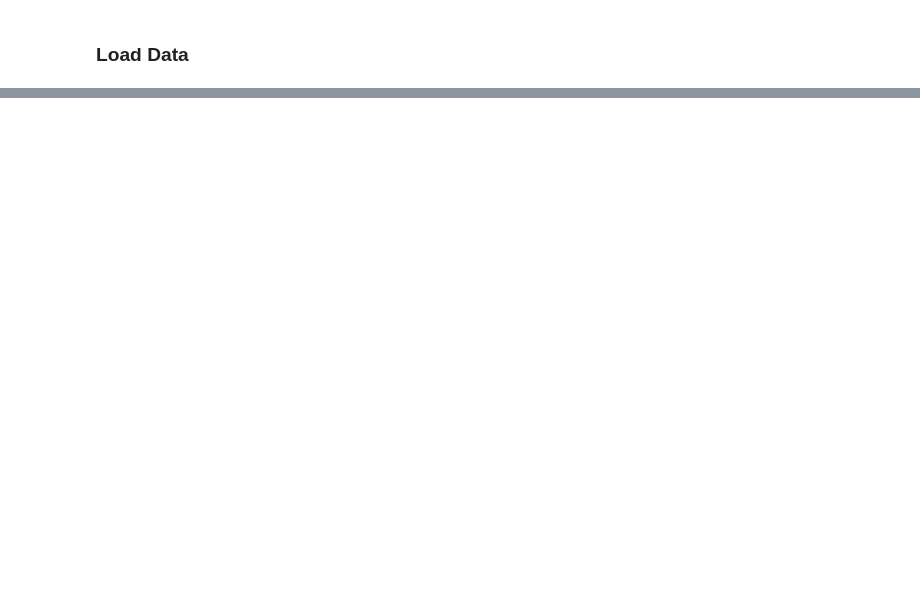
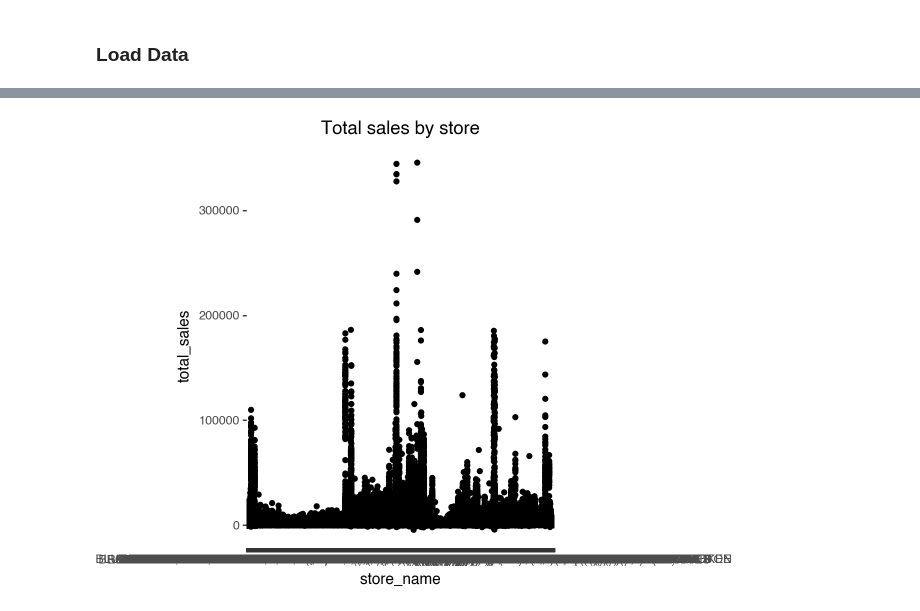
Before and after one commit to advanced-computing/fred-naga-lab2, a Jupyter notebook: iowa_liquor_naga.ipynb, the cells around one changed output, grey strips where cells are left out. Cells and saved outputs as stored; diff of their text form; code cells hidden in the pictures; blank space fills up the shorter version.

```diff
--- a/iowa_liquor_naga.ipynb
+++ b/iowa_liquor_naga.ipynb
@@ -6,11 +16,7 @@
 # %% [markdown]
 ### Load Data
 # %%
-import pandas_gbq
-from google.oauth2 import service_account
-import pandas as pd
-
-SERVICE_ACCOUNT_FILE = 'service_account_key.json'
+SERVICE_ACCOUNT_FILE = 'secret/service_account_key.json'
 credentials = service_account.Credentials.from_service_account_file(SERVICE_ACCOUNT_FILE)
 
 sql = """
@@ -20,6 +26,9 @@ SELECT
     city,
     county,
     item_description,
+    state_bottle_cost,
+    state_bottle_retail,
+    bottles_sold,
     sale_dollars,
     volume_sold_liters
 FROM `bigquery-public-data.iowa_liquor_sales.sales`
@@ -51,0 +39,5 @@ The latest date: 2024-12-31
+# %%
+df['profit'] = (
+    (df['state_bottle_retail'] - df['state_bottle_cost']) * df['bottles_sold']
+)
+df.head()
@@ -68,0 +86,3 @@ memory usage: 138.4+ MB
+# %%
+df_store = df.groupby(['store_name', 'city', 'county', 'date'])['sale_dollars'].sum().reset_index(name='total_sales')
+df_store.head()
@@ -68,0 +96,9 @@ memory usage: 138.4+ MB
+# %%
+plot = (
+    p9.ggplot(df_store, p9.aes(x='store_name', y='total_sales')) +
+    p9.geom_point() +
+    p9.labs(title='Total sales by store')
+)
+plot
+# %% [output]
+[figure, added]
```
Also changed, not shown: parts of 31 cells of this notebook, 5 other files.
